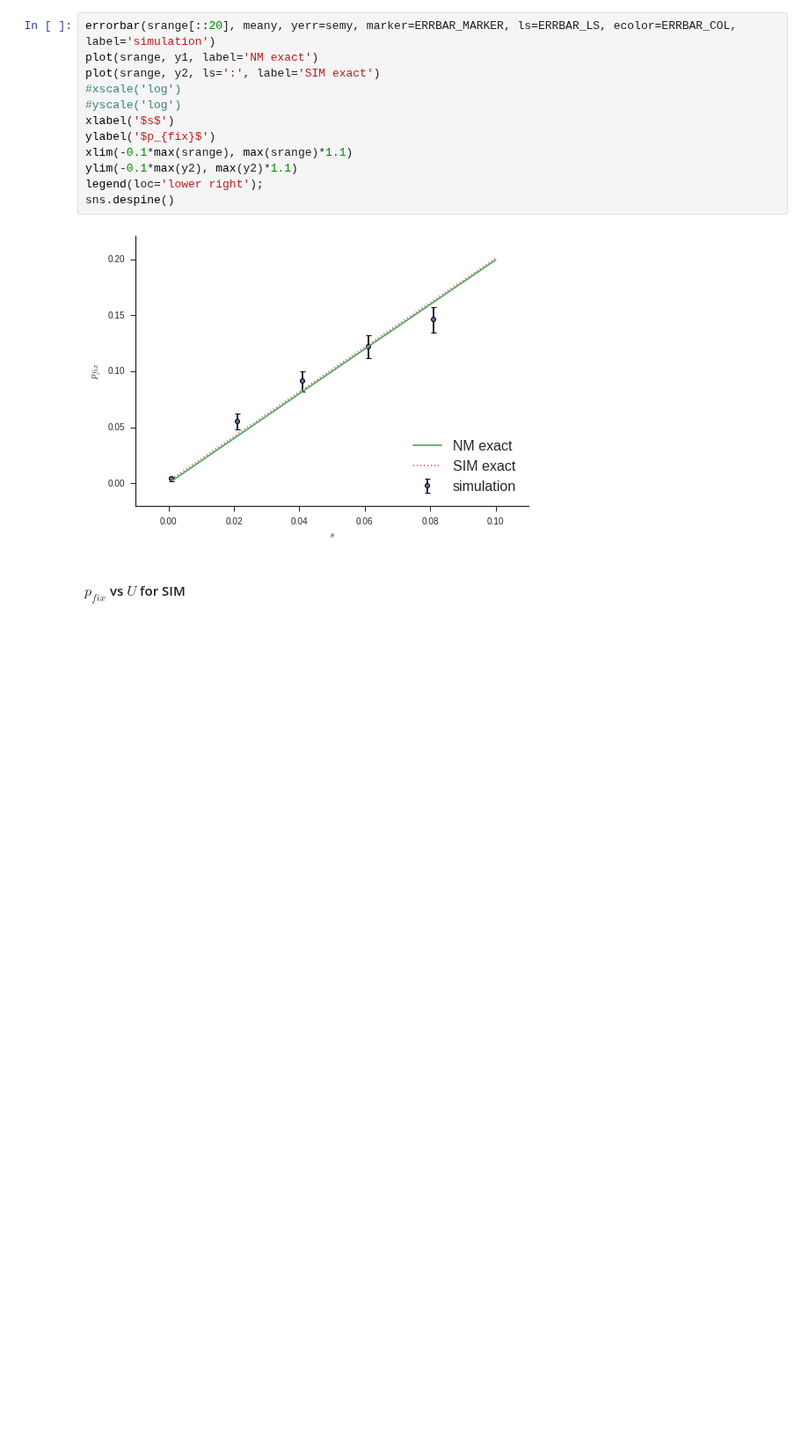
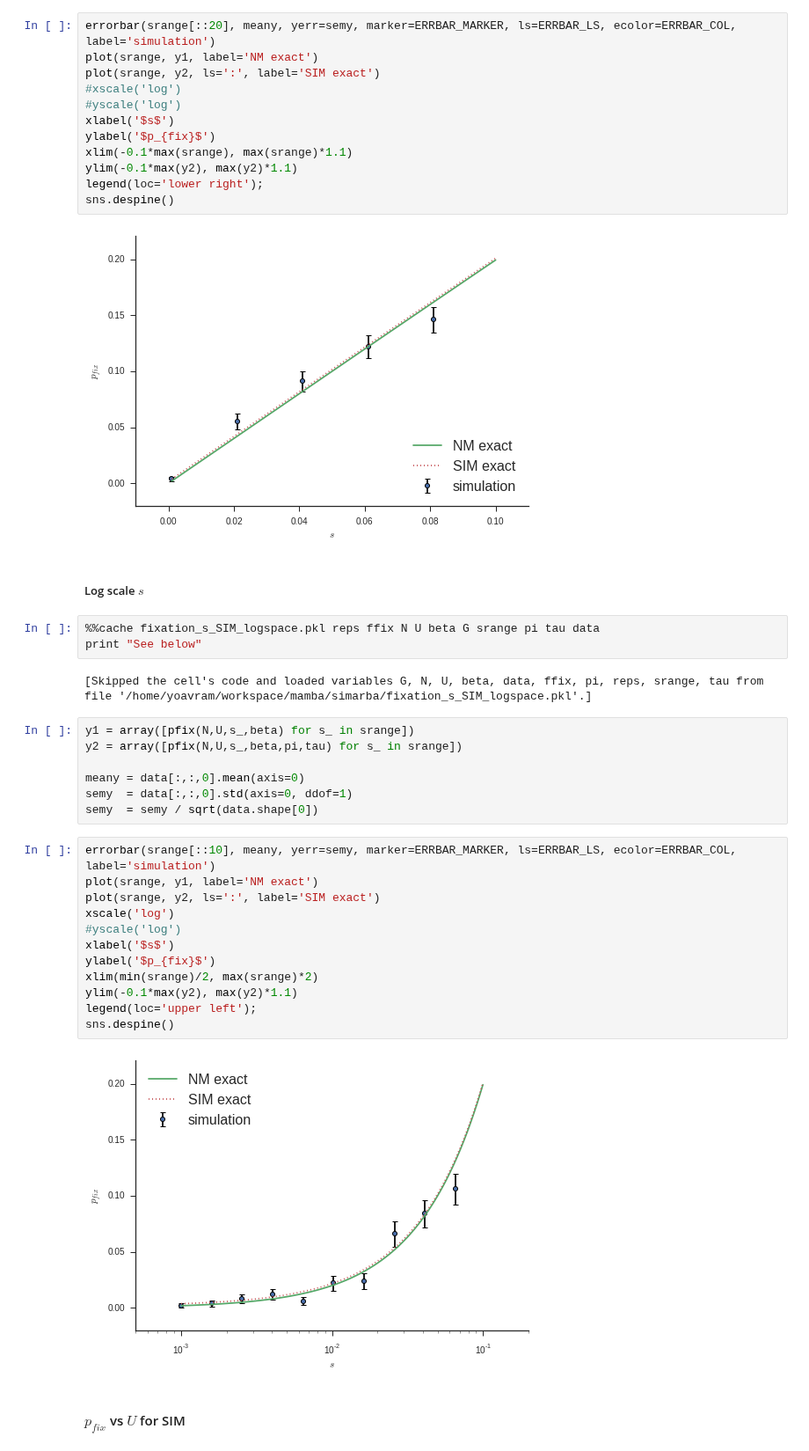
Before and after one commit to yoavram/mamba, a Jupyter notebook: simarba/adaptation model.ipynb, the cells around one changed output. Shown at 88% size. Cells and saved outputs as stored; diff of their text form; blank space fills up the shorter version.

Commit message:
added pfix vs log scale s for SIM, looks good

```diff
--- a/simarba/adaptation model.ipynb
+++ b/simarba/adaptation model.ipynb
@@ -754,6 +754,34 @@ legend(loc='lower right');
 sns.despine()
 # %% [output]
 [figure]
+# %% [markdown]
+##### Log scale $s$
+# %%
+%%cache fixation_s_SIM_logspace.pkl reps ffix N U beta G srange pi tau data
+print "See below"
+# %% [output]
+[Skipped the cell's code and loaded variables G, N, U, beta, data, ffix, pi, reps, srange, tau from file '/home/yoavram/workspace/mamba/simarba/fixation_s_SIM_logspace.pkl'.]
+# %%
+y1 = array([pfix(N,U,s_,beta) for s_ in srange])
+y2 = array([pfix(N,U,s_,beta,pi,tau) for s_ in srange])
+
+meany = data[:,:,0].mean(axis=0)
+semy  = data[:,:,0].std(axis=0, ddof=1)
+semy  = semy / sqrt(data.shape[0])
+# %%
+errorbar(srange[::10], meany, yerr=semy, marker=ERRBAR_MARKER, ls=ERRBAR_LS, ecolor=ERRBAR_COL, label='simulation')
+plot(srange, y1, label='NM exact')
+plot(srange, y2, ls=':', label='SIM exact')
+xscale('log')
+#yscale('log')
+xlabel('$s$')
+ylabel('$p_{fix}$')
+xlim(min(srange)/2, max(srange)*2)
+ylim(-0.1*max(y2), max(y2)*1.1)
+legend(loc='upper left');
+sns.despine()
+# %% [output]
+[figure, added]
 # %% [markdown]
 #### $p_{fix}$ vs $U$ for SIM
 # %%
```
Also changed, not shown: parts of 9 cells of this notebook.
